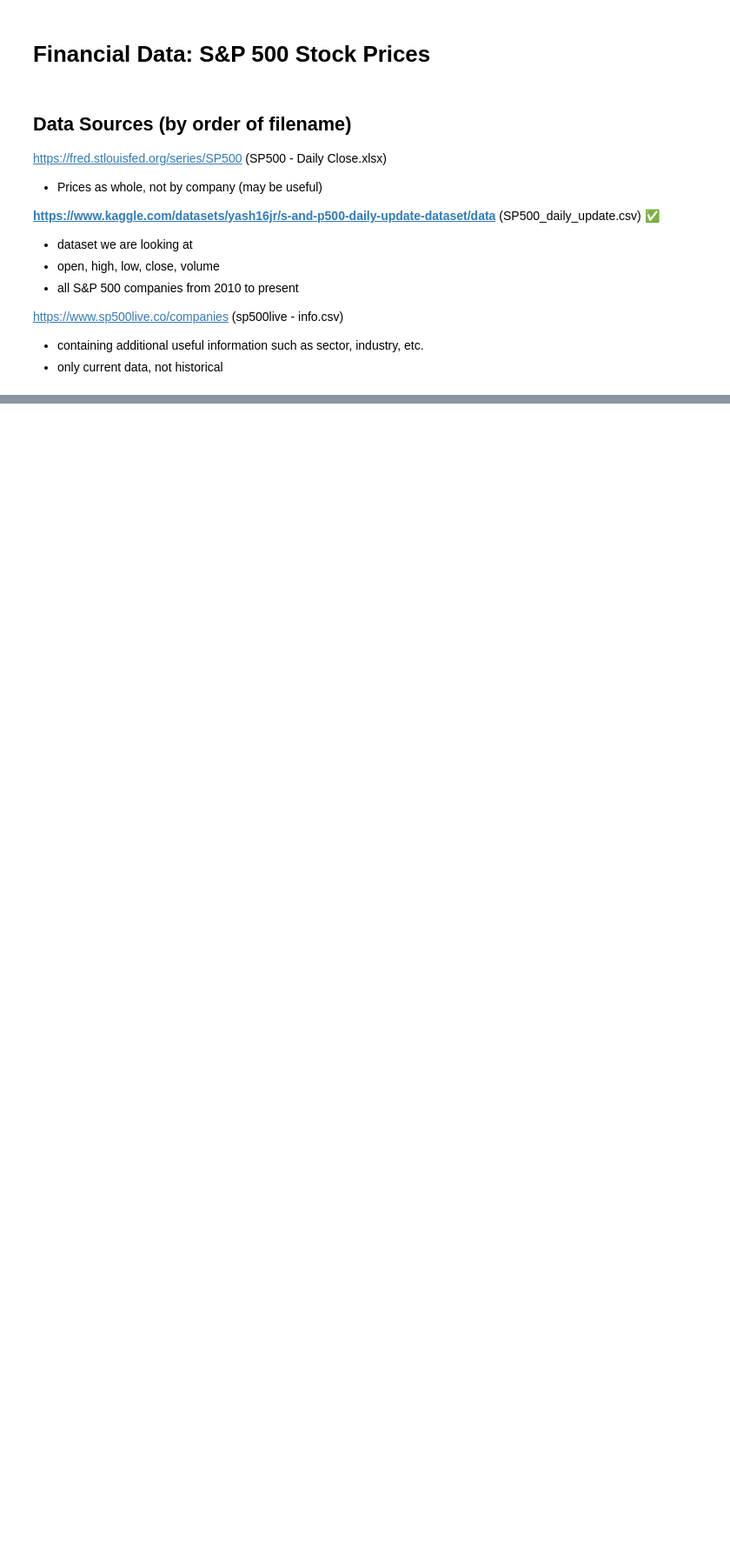
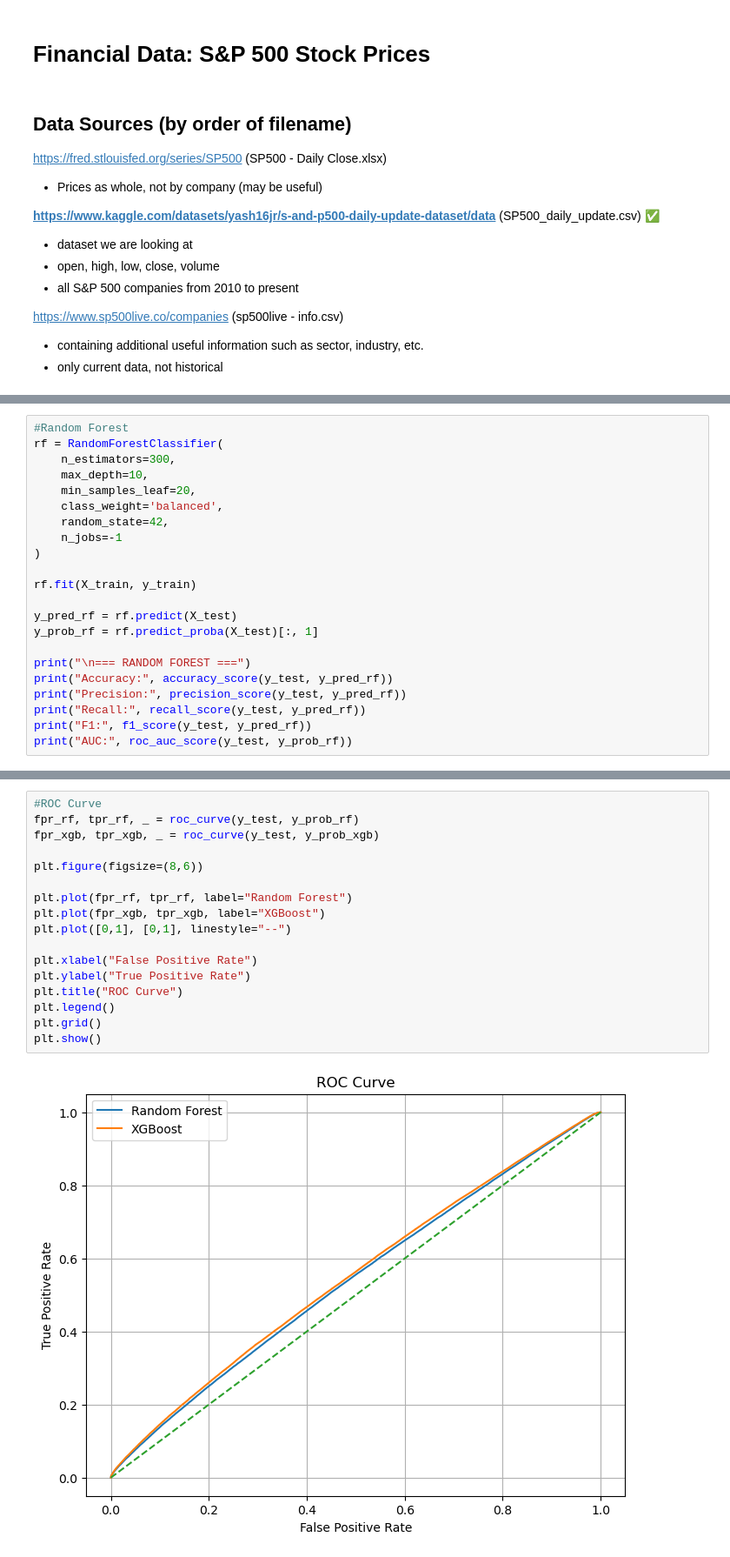
Before and after one commit to jplaceres/S-and-P-500-Stock-Price-Predictor, a Jupyter notebook: SP500_EDA copy.ipynb, the cells around one changed output, grey strips where cells are left out. Shown at 87% size. Cells and saved outputs as stored; diff of their text form; blank space fills up the shorter version.

```diff
--- a/SP500_EDA copy.ipynb
+++ b/SP500_EDA copy.ipynb
@@ -1018,0 +149,22 @@ See the caveats in the documentation: https://pandas.pydata.org/pandas-docs/stab
+# %%
+#Random Forest
+rf = RandomForestClassifier(
+    n_estimators=300,
+    max_depth=10,
+    min_samples_leaf=20,
+    class_weight='balanced',
+    random_state=42,
+    n_jobs=-1
+)
+
+rf.fit(X_train, y_train)
+
+y_pred_rf = rf.predict(X_test)
+y_prob_rf = rf.predict_proba(X_test)[:, 1]
+
+print("\n=== RANDOM FOREST ===")
+print("Accuracy:", accuracy_score(y_test, y_pred_rf))
+print("Precision:", precision_score(y_test, y_pred_rf))
+print("Recall:", recall_score(y_test, y_pred_rf))
+print("F1:", f1_score(y_test, y_pred_rf))
+print("AUC:", roc_auc_score(y_test, y_prob_rf))
@@ -1018,0 +224,19 @@ See the caveats in the documentation: https://pandas.pydata.org/pandas-docs/stab
+# %%
+#ROC Curve
+fpr_rf, tpr_rf, _ = roc_curve(y_test, y_prob_rf)
+fpr_xgb, tpr_xgb, _ = roc_curve(y_test, y_prob_xgb)
+
+plt.figure(figsize=(8,6))
+
+plt.plot(fpr_rf, tpr_rf, label="Random Forest")
+plt.plot(fpr_xgb, tpr_xgb, label="XGBoost")
+plt.plot([0,1], [0,1], linestyle="--")
+
+plt.xlabel("False Positive Rate")
+plt.ylabel("True Positive Rate")
+plt.title("ROC Curve")
+plt.legend()
+plt.grid()
+plt.show()
+# %% [output]
+[figure, added]
```
Also changed, not shown: parts of 70 cells of this notebook.
